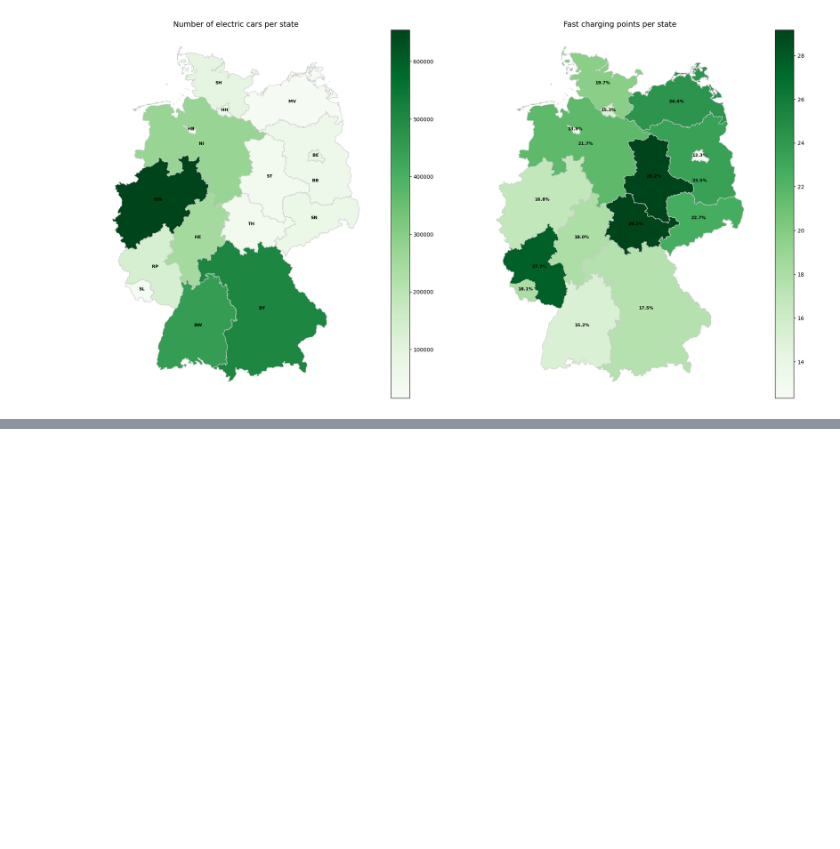
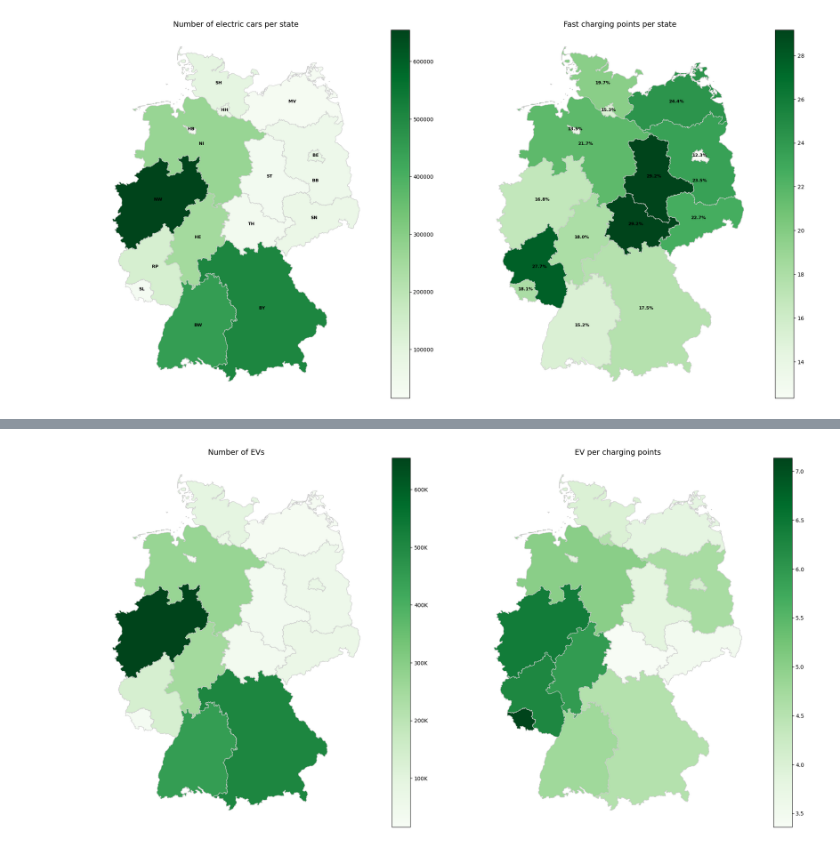
Before and after one commit to adelinerd/electric_cars, a Jupyter notebook: 6_All_together.ipynb, the cells around one changed output, grey strips where cells are left out. Drawn from its saved outputs; the diff is of its cells as text; code cells hidden in the pictures; blank space fills up the shorter version.

```diff
--- a/6_All_together.ipynb
+++ b/6_All_together.ipynb
@@ -364,0 +225,4 @@ plt.show()
+# %%
+plot_comparison_maps(germany_states, "number_of_electric_cars", "Number of EVs", "ev_per_stations", "EV per charging points")
+# %% [output]
+[figure, added]
```
Also changed, not shown: parts of 8 cells of this notebook, 7 other files.
